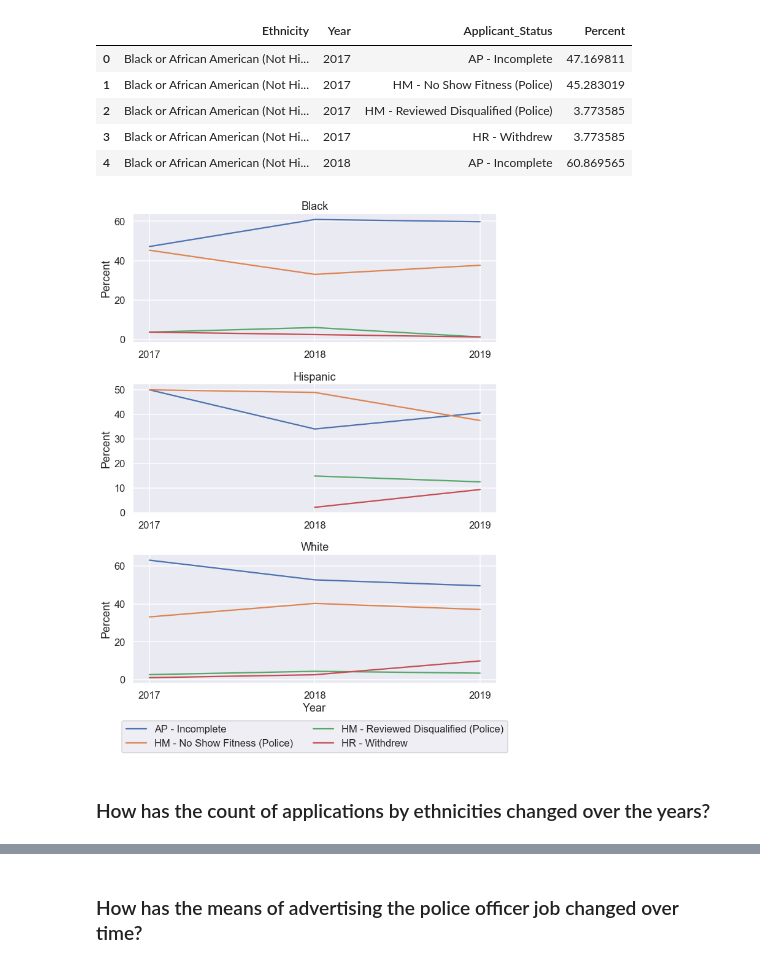
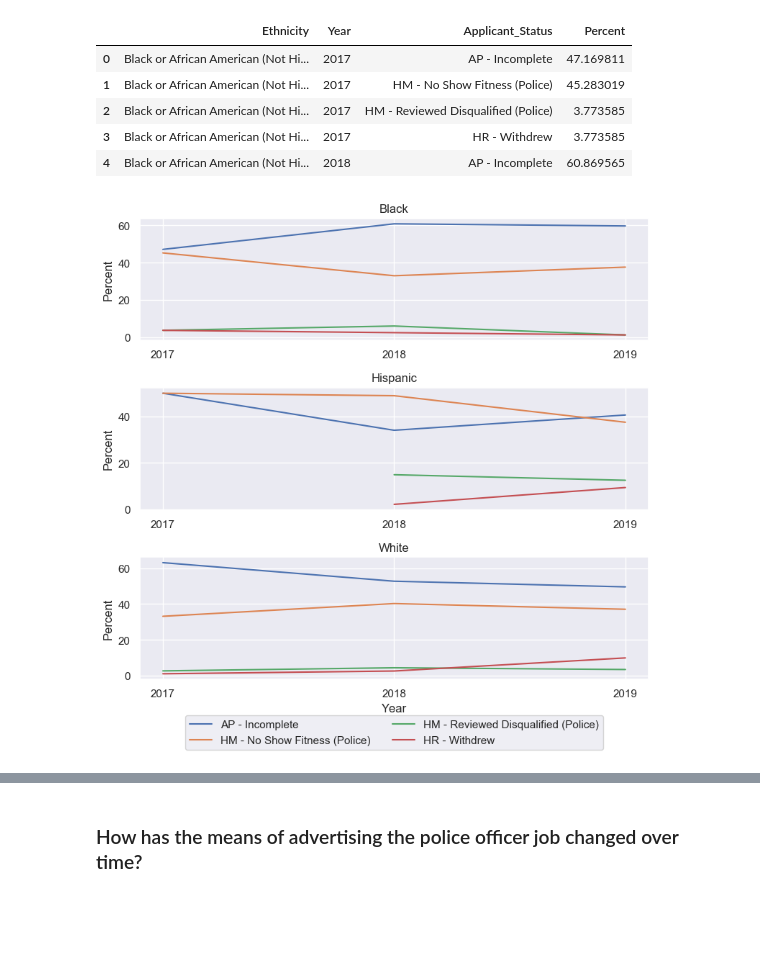
Before and after one commit to mrkjhsn/South-Bend-Police-Department-Recruitment, a Jupyter notebook: south_bend_police_recruitment.ipynb, the cells around one changed output, grey strips where cells are left out. Cells and saved outputs as stored; diff of their text form; code cells hidden in the pictures; blank space fills up the shorter version.

```diff
--- a/south_bend_police_recruitment.ipynb
+++ b/south_bend_police_recruitment.ipynb
@@ -82,7 +77,8 @@ ethnicity_counts
 | 3 | Hispanic or Latino | 128 |
 | 4 | Other | 115 |
 # %%
-fig1, ax1 = plt.subplots(figsize=(15,8))
+fig1, ax1 = plt.subplots(figsize=(15,6))
+plt.style.use('fivethirtyeight')
 
 ax1.pie(ethnicity_counts['Ethnicity'],
         labels=ethnicity_counts['index'],
@@ -90,5 +86,5 @@ ax1.pie(ethnicity_counts['Ethnicity'],
 ax1.axis('equal')  # Equal aspect ratio ensures that pie is drawn as a circle.
 plt.tight_layout()
 
-plt.savefig("visualizations/ethnicity of applicant.png", dpi=300, bbox_inches='tight')
+plt.savefig("visualizations/ethnicity of applicant.png", bbox_inches='tight')
 # %% [output]
@@ -147,10 +168,11 @@ ethnicity_counts
 # %%
 fig1, ax1 = plt.subplots(figsize=(15,8))
+plt.style.use('fivethirtyeight')
 
 ax1.pie(applicant_status_count['Applicant_Status'],
         labels=applicant_status_count['index'],
         startangle=90, textprops={'fontsize': 17}, autopct='%1.f%%')
 ax1.axis('equal')  # Equal aspect ratio ensures that pie is drawn as a circle.
 
-plt.savefig("visualizations/applicant status.png", dpi=300)
+plt.savefig("visualizations/applicant status.png")
 # %% [output]
@@ -230,6 +252,7 @@ ethnicity_status_group
 # fig1, ax1 = plt.subplots(figsize=(15,8))
 
 plt.subplots(figsize=(15,5))
+plt.style.use('fivethirtyeight')
 
 sns.barplot(x=ethnicity_status_group.loc[:,'count'], \
              y=ethnicity_status_group.loc[:,'Applicant_Status'], \
@@ -243,5 +266,5 @@ plt.tick_params(labelsize=13)
 plt.legend(loc='lower center',fontsize=13)
 
 plt.tight_layout()
-# plt.savefig('visualizations/applicant_status_by_ethnicity.png', dpi=300)
+plt.savefig('visualizations/applicant_status_by_ethnicity.png')
 # %% [output]
@@ -275,8 +298,8 @@ ethnicity_status_year_percent.head()
 | 4 | Black or African American (Not Hi... | 2018 | AP - Incomplete | 60.869565 |
 # %%
 fig, axes = plt.subplots(nrows=3, ncols=1)
-sns.set(rc={'figure.figsize':(10,13)})
-sns.set_context('talk')
+sns.set(rc={'figure.figsize':(8,8)})
+sns.set_context('notebook')
 
 black = sns.lineplot(x="Year", \
              y="Percent",
@@ -289,33 +312,31 @@ black.xaxis.set_major_locator(ticker.MultipleLocator())
 black.set_title('Black')
 black.set_xlabel('')
 
 hispanic = sns.lineplot(x="Year", \
              y="Percent",
              hue="Applicant_Status",
              data=ethnicity_status_year_percent[ethnicity_status_year_percent['Ethnicity'] == 'Hispanic or Latino'],
              ax=axes[1],
             legend=False)
 
 hispanic.xaxis.set_major_locator(ticker.MultipleLocator())
 hispanic.set_title('Hispanic')
 hispanic.set_xlabel('')
 
 white = sns.lineplot(x="Year", \
              y="Percent",
              hue="Applicant_Status",
              data=ethnicity_status_year_percent[ethnicity_status_year_percent['Ethnicity'].str.contains('White')],
              ax=axes[2],
             legend='full')
 
 white.xaxis.set_major_locator(ticker.MultipleLocator())
 white.set_title('White')
 
 handles, labels = white.get_legend_handles_labels()
 white.legend(handles=handles[1:], labels=labels[1:], loc='upper center', bbox_to_anchor=(0.5, -0.25), ncol=2)
 
 plt.tight_layout()
 plt.savefig('visualizations/applicant_status_by_ethnicity_over_time.png')
 # %% [output]
-[figure, old version]
+[figure, new version]
-# %% [markdown]
-### How has the count of applications by ethnicities changed over the years?
```
Also changed, not shown: parts of 22 cells of this notebook.
